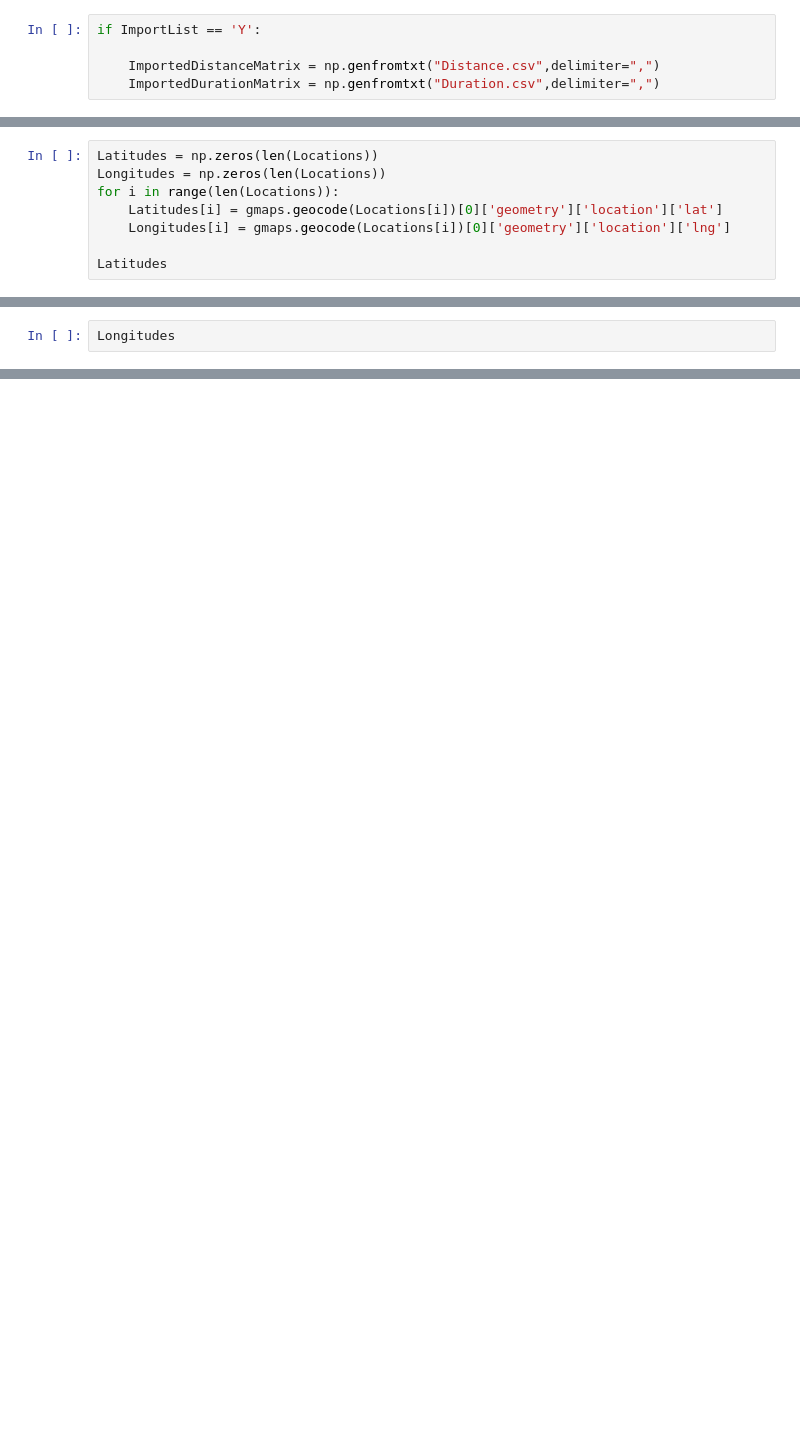
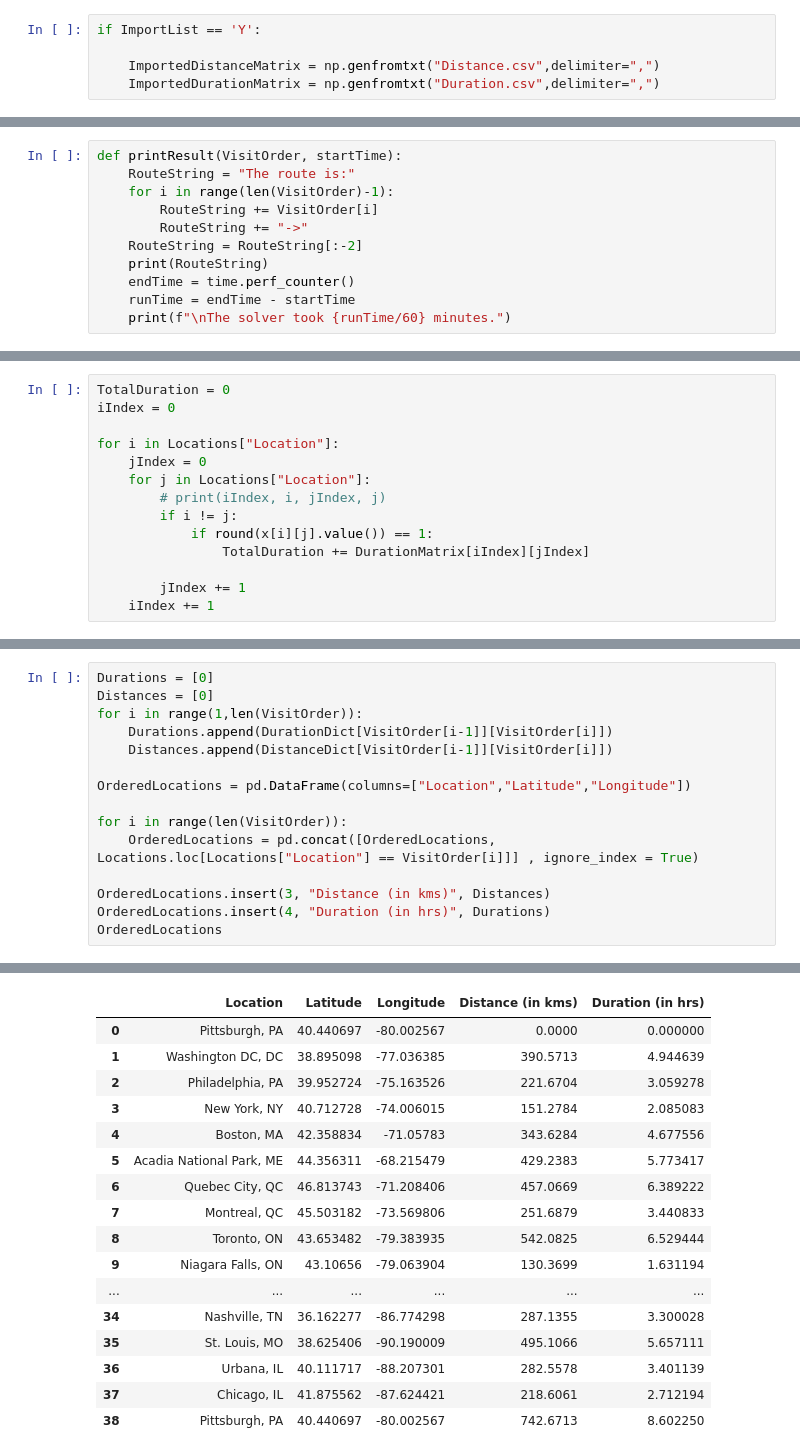
Before and after one commit to tharunk31/TripRouterTSP, a Jupyter notebook: TSPTripPlan.ipynb, the cells around one changed output, grey strips where cells are left out. Saved outputs shown, nothing was run; the diff lists cells and outputs as text; blank space fills up the shorter version.

```diff
--- a/TSPTripPlan.ipynb
+++ b/TSPTripPlan.ipynb
@@ -291,0 +211,11 @@ if (model.Status == 9):
+# %%
+def printResult(VisitOrder, startTime):
+    RouteString = "The route is:"
+    for i in range(len(VisitOrder)-1):
+        RouteString += VisitOrder[i]
+        RouteString += "->"
+    RouteString = RouteString[:-2]
+    print(RouteString)
+    endTime = time.perf_counter()
+    runTime = endTime - startTime
+    print(f"\nThe solver took {runTime/60} minutes.")
@@ -292,8 +309,14 @@ if (model.Status == 9):
 # %%
-Latitudes = np.zeros(len(Locations))
-Longitudes = np.zeros(len(Locations))
-for i in range(len(Locations)):
-    Latitudes[i] = gmaps.geocode(Locations[i])[0]['geometry']['location']['lat']
-    Longitudes[i] = gmaps.geocode(Locations[i])[0]['geometry']['location']['lng']
+TotalDuration = 0
+iIndex = 0
 
-Latitudes
+for i in Locations["Location"]:
+    jIndex = 0
+    for j in Locations["Location"]:
+        # print(iIndex, i, jIndex, j)
+        if i != j:
+            if round(x[i][j].value()) == 1:
+                TotalDuration += DurationMatrix[iIndex][jIndex]
+
+        jIndex += 1
+    iIndex += 1
@@ -308,3 +323,16 @@ array([40.1162884, 41.88325  , 44.977753 , 48.756063 , 47.6061389,
 # %%
-Longitudes
+Durations = [0]
+Distances = [0]
+for i in range(1,len(VisitOrder)):
+    Durations.append(DurationDict[VisitOrder[i-1]][VisitOrder[i]])
+    Distances.append(DistanceDict[VisitOrder[i-1]][VisitOrder[i]])
+
+OrderedLocations = pd.DataFrame(columns=["Location","Latitude","Longitude"])
+
+for i in range(len(VisitOrder)):
+    OrderedLocations = pd.concat([OrderedLocations, Locations.loc[Locations["Location"] == VisitOrder[i]]] , ignore_index = True)
+
+OrderedLocations.insert(3, "Distance (in kms)", Distances)
+OrderedLocations.insert(4, "Duration (in hrs)", Durations)
+OrderedLocations
 # %% [output]
@@ -319 +339,18 @@ array([ -88.2435155,  -87.6323879,  -93.2650108, -113.7797316,
+|  | Location | Latitude | Longitude | Distance (in kms) | Duration (in hrs) |
+| 0 | Pittsburgh, PA | 40.440697 | -80.002567 | 0.0000 | 0.000000 |
+| 1 | Washington DC, DC | 38.895098 | -77.036385 | 390.5713 | 4.944639 |
+| 2 | Philadelphia, PA | 39.952724 | -75.163526 | 221.6704 | 3.059278 |
+| 3 | New York, NY | 40.712728 | -74.006015 | 151.2784 | 2.085083 |
+| 4 | Boston, MA | 42.358834 | -71.05783 | 343.6284 | 4.677556 |
+| 5 | Acadia National Park, ME | 44.356311 | -68.215479 | 429.2383 | 5.773417 |
+| 6 | Quebec City, QC | 46.813743 | -71.208406 | 457.0669 | 6.389222 |
+| 7 | Montreal, QC | 45.503182 | -73.569806 | 251.6879 | 3.440833 |
+| 8 | Toronto, ON | 43.653482 | -79.383935 | 542.0825 | 6.529444 |
+| 9 | Niagara Falls, ON | 43.10656 | -79.063904 | 130.3699 | 1.631194 |
+| ... | ... | ... | ... | ... | ... |
+| 34 | Nashville, TN | 36.162277 | -86.774298 | 287.1355 | 3.300028 |
+| 35 | St. Louis, MO | 38.625406 | -90.190009 | 495.1066 | 5.657111 |
+| 36 | Urbana, IL | 40.111717 | -88.207301 | 282.5578 | 3.401139 |
+| 37 | Chicago, IL | 41.875562 | -87.624421 | 218.6061 | 2.712194 |
+| 38 | Pittsburgh, PA | 40.440697 | -80.002567 | 742.6713 | 8.602250 |
 # %%
```
Also changed, not shown: parts of 21 cells of this notebook, 4 other files.
